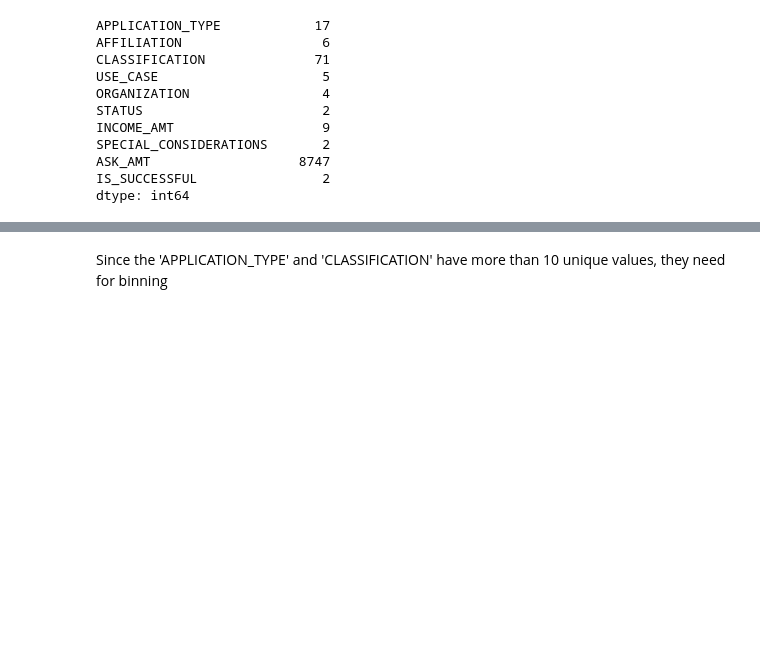
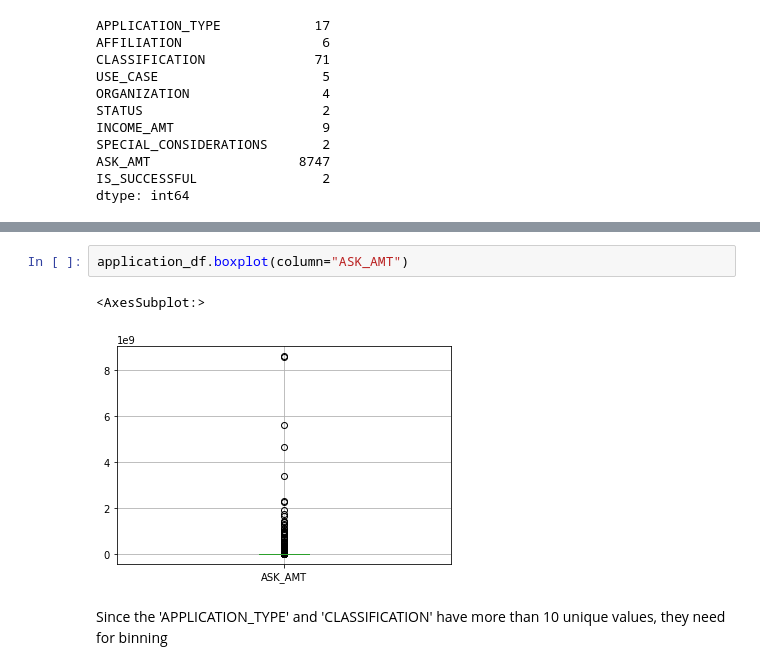
Before and after one commit to kobertlam/Neural_Network_Charity_Analysis, a Jupyter notebook: AlphabetSoupCharity_Optimization.ipynb, the cells around one changed output, grey strips where cells are left out. Drawn from its saved outputs; the diff is of its cells as text; blank space fills up the shorter version.

```diff
--- a/AlphabetSoupCharity_Optimization.ipynb
+++ b/AlphabetSoupCharity_Optimization.ipynb
@@ -53,2 +76,7 @@ dtype: int64
+# %%
+application_df.boxplot(column="ASK_AMT")
+# %% [output]
+<AxesSubplot:>
+[figure, added]
 # %% [markdown]
 Since the 'APPLICATION_TYPE' and 'CLASSIFICATION' have more than 10 unique values, they need for binning
```
Also changed, not shown: parts of 18 cells of this notebook, 23 other files.
